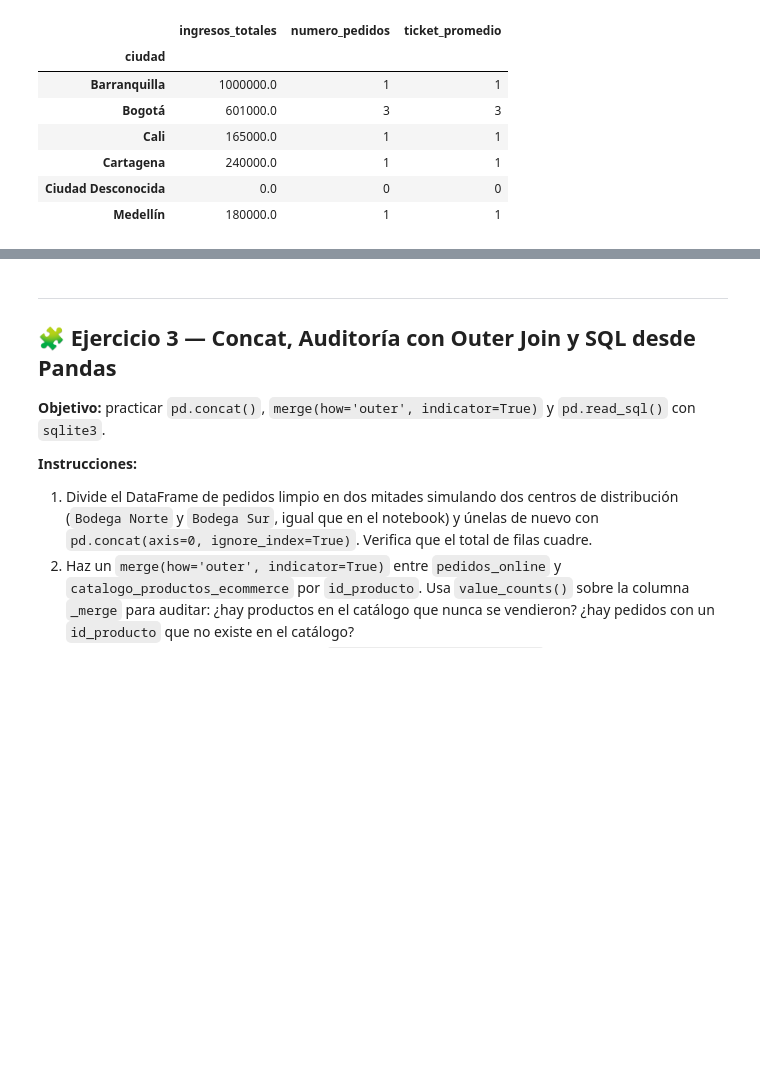
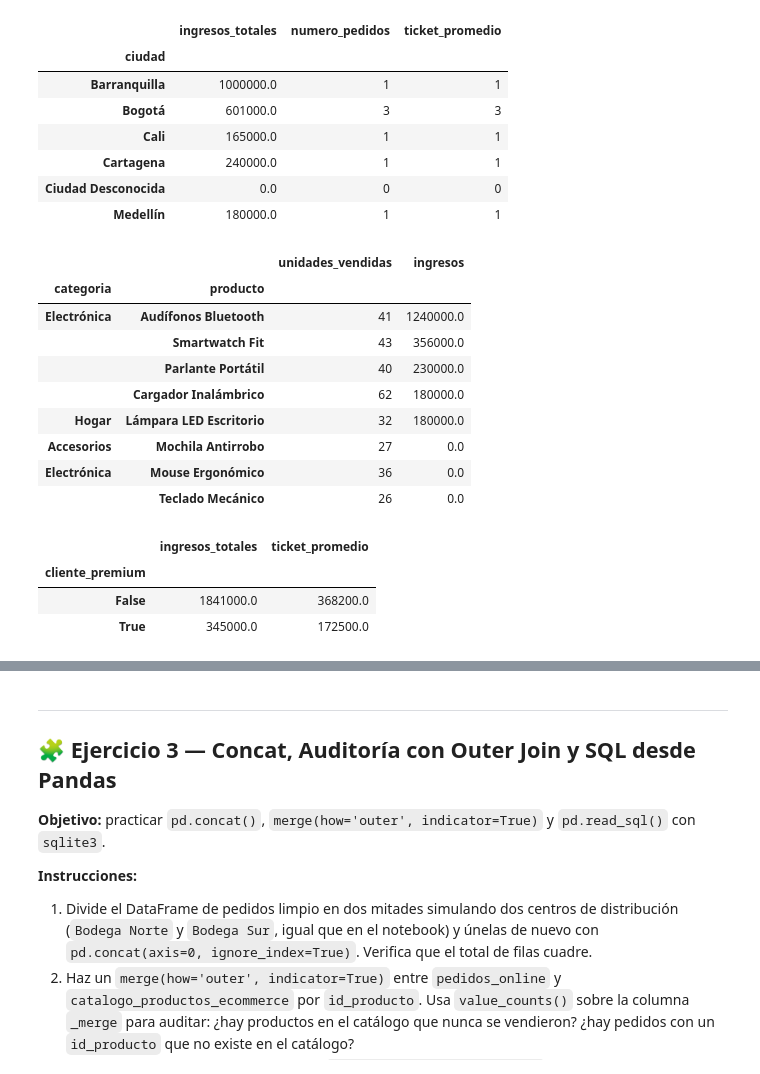
Before and after one commit to AmbarRocio-0127/Data_ScienceIA_Practicas, a Jupyter notebook: 4_Practica_IngenieriaDatos/Ejercicios_Practicos_Pandas.ipynb, the cells around one changed output, grey strips where cells are left out. Drawn from its saved outputs; the diff is of its cells as text; code cells hidden in the pictures; blank space fills up the shorter version.

```diff
--- a/4_Practica_IngenieriaDatos/Ejercicios_Practicos_Pandas.ipynb
+++ b/4_Practica_IngenieriaDatos/Ejercicios_Practicos_Pandas.ipynb
@@ -290,7 +290,31 @@ df_merge.groupby('ciudad').agg(
 | Medellín | 180000.0 | 1 | 1 |
 # %%
 # 4. Unidades e ingresos por categoría y producto (ordenado desc)
+df_merge.groupby(['categoria', 'producto']).agg(
+    unidades_vendidas = ('cantidad','sum'),
+    ingresos = ('total_pedido', 'sum')
+).sort_values('ingresos', ascending=False)
+# %% [output]
+|  |  | unidades_vendidas | ingresos |
+| categoria | producto |  |  |
+| Electrónica | Audífonos Bluetooth | 41 | 1240000.0 |
+|  | Smartwatch Fit | 43 | 356000.0 |
+|  | Parlante Portátil | 40 | 230000.0 |
+|  | Cargador Inalámbrico | 62 | 180000.0 |
+| Hogar | Lámpara LED Escritorio | 32 | 180000.0 |
+| Accesorios | Mochila Antirrobo | 27 | 0.0 |
+| Electrónica | Mouse Ergonómico | 36 | 0.0 |
+|  | Teclado Mecánico | 26 | 0.0 |
 # %%
 # 4. Comparación cliente_premium (True vs False)
+df_merge.groupby('cliente_premium').agg(
+    ingresos_totales = ('total_pedido', 'sum'),
+    ticket_promedio = ('total_pedido', 'mean')
+)
+# %% [output]
+|  | ingresos_totales | ticket_promedio |
+| cliente_premium |  |  |
+| False | 1841000.0 | 368200.0 |
+| True | 345000.0 | 172500.0 |
 # %%
 # 4. Método de pago más usado y el que más ingresos genera en promedio
```
Also changed, not shown: parts of 3 cells of this notebook.
